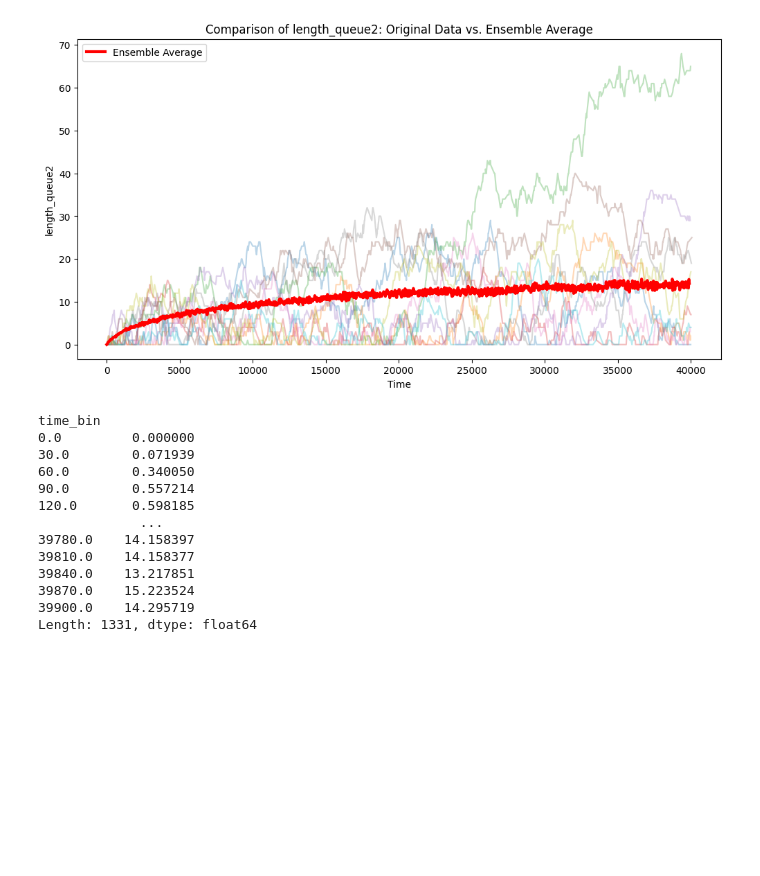
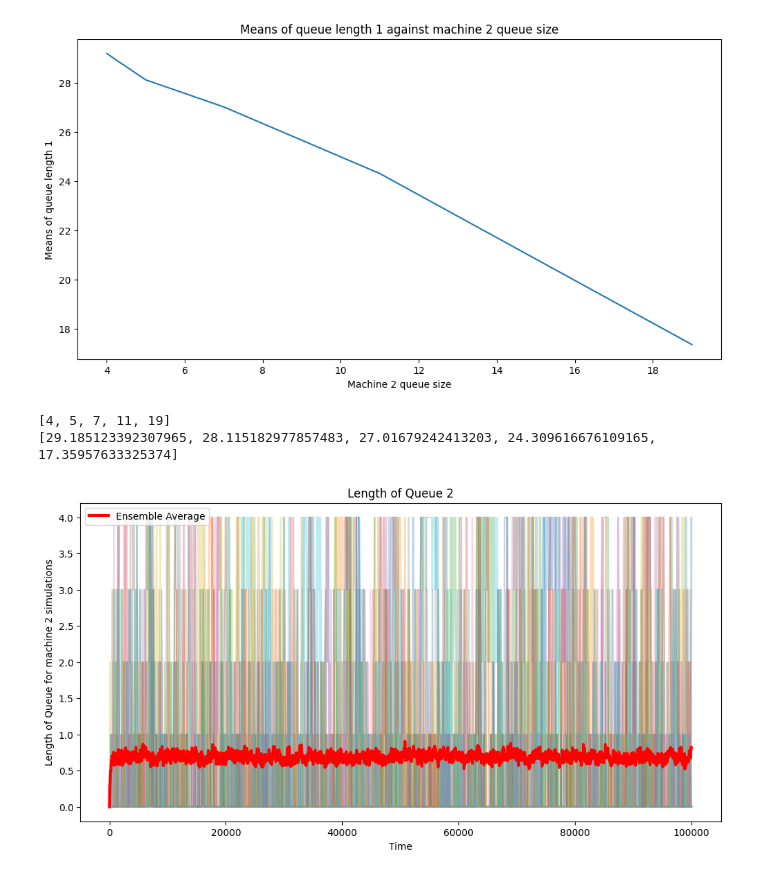
Before and after one commit to vuquocan1987/Assignment3DecisionScience, a Jupyter notebook: analysis.ipynb, the cells around one changed output. Saved outputs shown, nothing was run; the diff lists cells and outputs as text; code cells hidden in the pictures; blank space fills up the shorter version.

```diff
--- a/analysis.ipynb
+++ b/analysis.ipynb
@@ -215,17 +368,24 @@ Length: 33331, dtype: float64
+# %%
+plt.figure(figsize=(12, 6))
+
+# Plot each of the mean values against their respective x-values
+plt.plot(x_values_m2q, means_m2q)
+plt.xlabel('Machine 2 queue size')
+plt.ylabel('Means of queue length 1')
+plt.title('Means of queue length 1 against machine 2 queue size')
+
+
+# Show the plot
+plt.show()
+# %% [output]
+[figure, added]
+# %%
+print(x_values_m2q)
+print(means_m2q)
+# %% [output]
+[4, 5, 7, 11, 19]
+[29.185123392307965, 28.115182977857483, 27.01679242413203, 24.309616676109165, 17.35957633325374]
 # %%
-draw_graph('60.0, 25.0, 57.0, 9223372036854775807,128, "minutes", 7.185832891717325','length_queue2')
+draw_graph("48.0, 25.0, 29.5, 9223372036854775807,4, \"minutes\", 0.0", 'length_queue2')
 # %% [output]
-[figure, old version]
+[figure, new version]
-time_bin
-0.0         0.000000
-30.0        0.071939
-60.0        0.340050
-90.0        0.557214
-120.0       0.598185
-             ...
-39780.0    14.158397
-39810.0    14.158377
-39840.0    13.217851
-39870.0    15.223524
-39900.0    14.295719
-Length: 1331, dtype: float64
```
Also changed, not shown: parts of 31 cells of this notebook, 20 other files.
